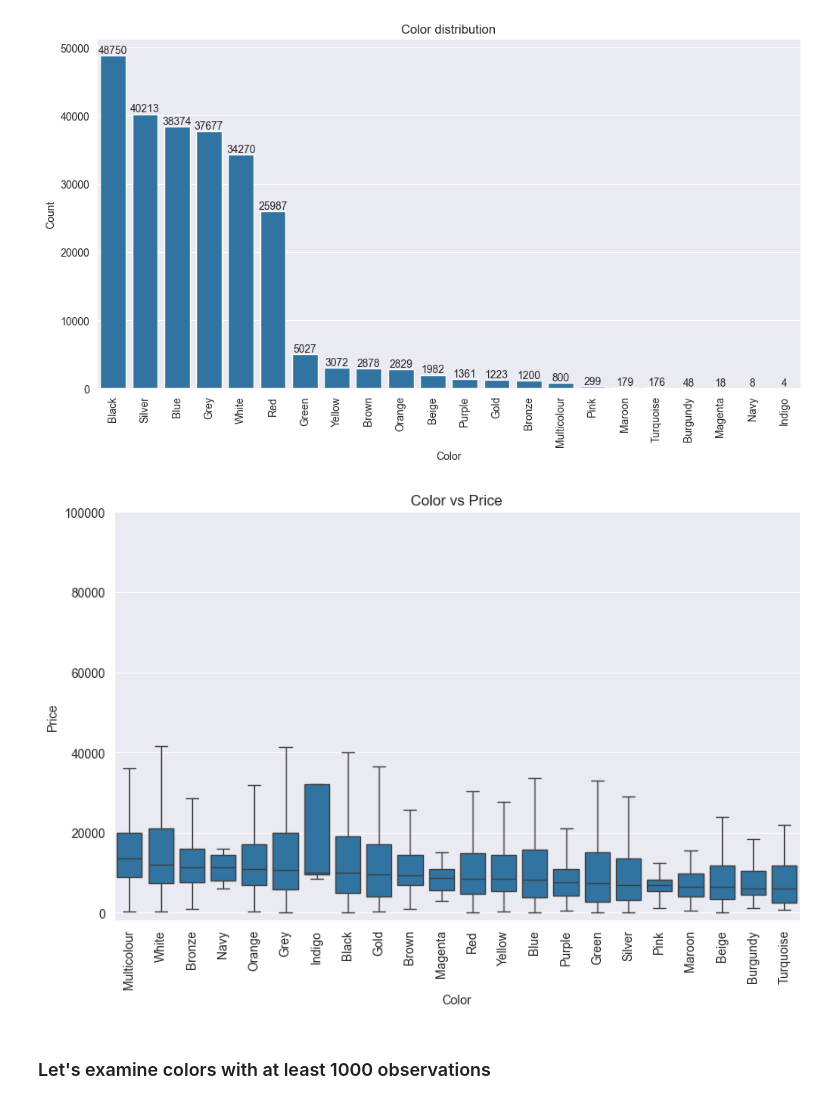
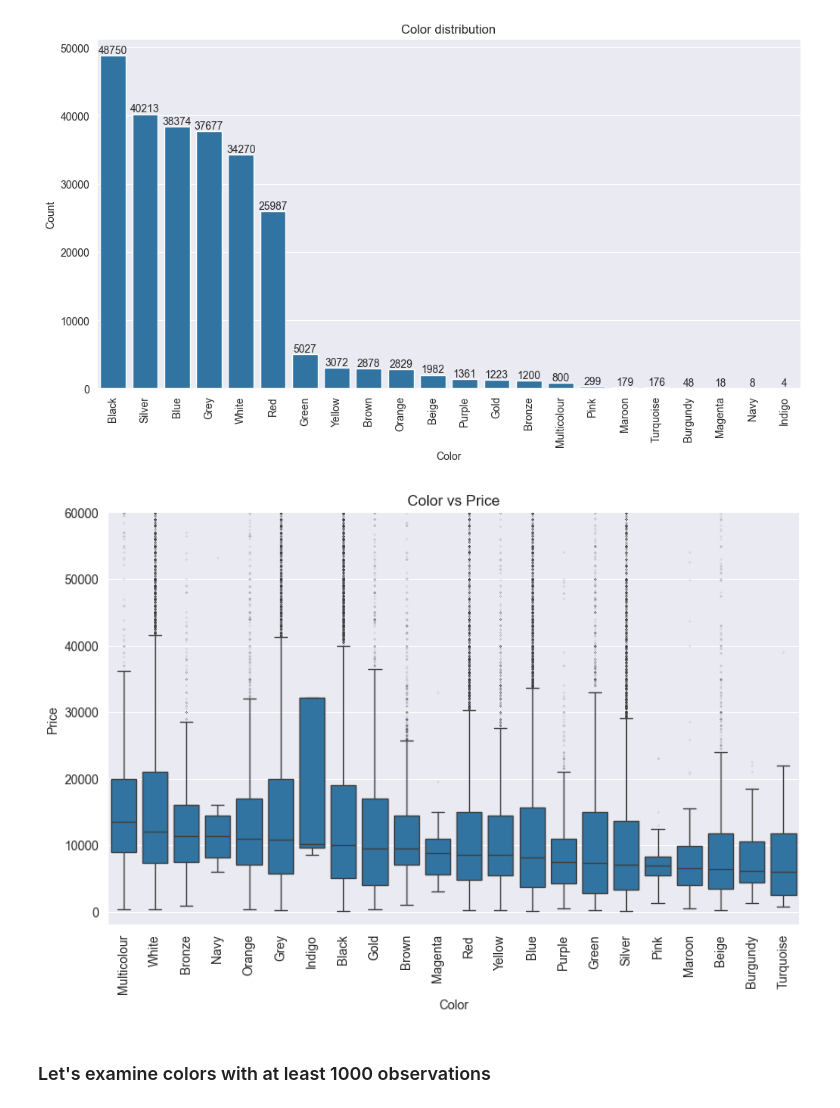
Before and after one commit to maciej-polcyn/data-processing-capstone-project, a Jupyter notebook: report.ipynb, the cells around one changed output. Drawn from its saved outputs; the diff is of its cells as text; code cells hidden in the pictures.

```diff
--- a/report.ipynb
+++ b/report.ipynb
@@ -648,18 +828,18 @@ plt.show()
 # %%
 plt.figure(figsize=(10,6))
 plt.title("Color vs Price")
 plt.xlabel("Color")
 plt.ylabel("Price")
 
 labels = df.groupby("Color")["Price"].median().sort_values(ascending=False).index
-g = sns.boxplot(data=df, x="Color", y="Price", fliersize=0, order=labels)
+g = sns.boxplot(data=df, x="Color", y="Price", fliersize=0.1, order=labels)
 g.set_xticks(range(len(labels)))
 g.set_xticklabels(labels, rotation=90)
-plt.ylim(-2000, 100000)
+plt.ylim(-2000, 60000)
 
 plt.show()
 # %% [output]
-[figure, old version]
+[figure, new version]
 # %% [markdown]
 ### Let's examine colors with at least 1000 observations
 # %%
```
Also changed, not shown: parts of 27 cells of this notebook.
